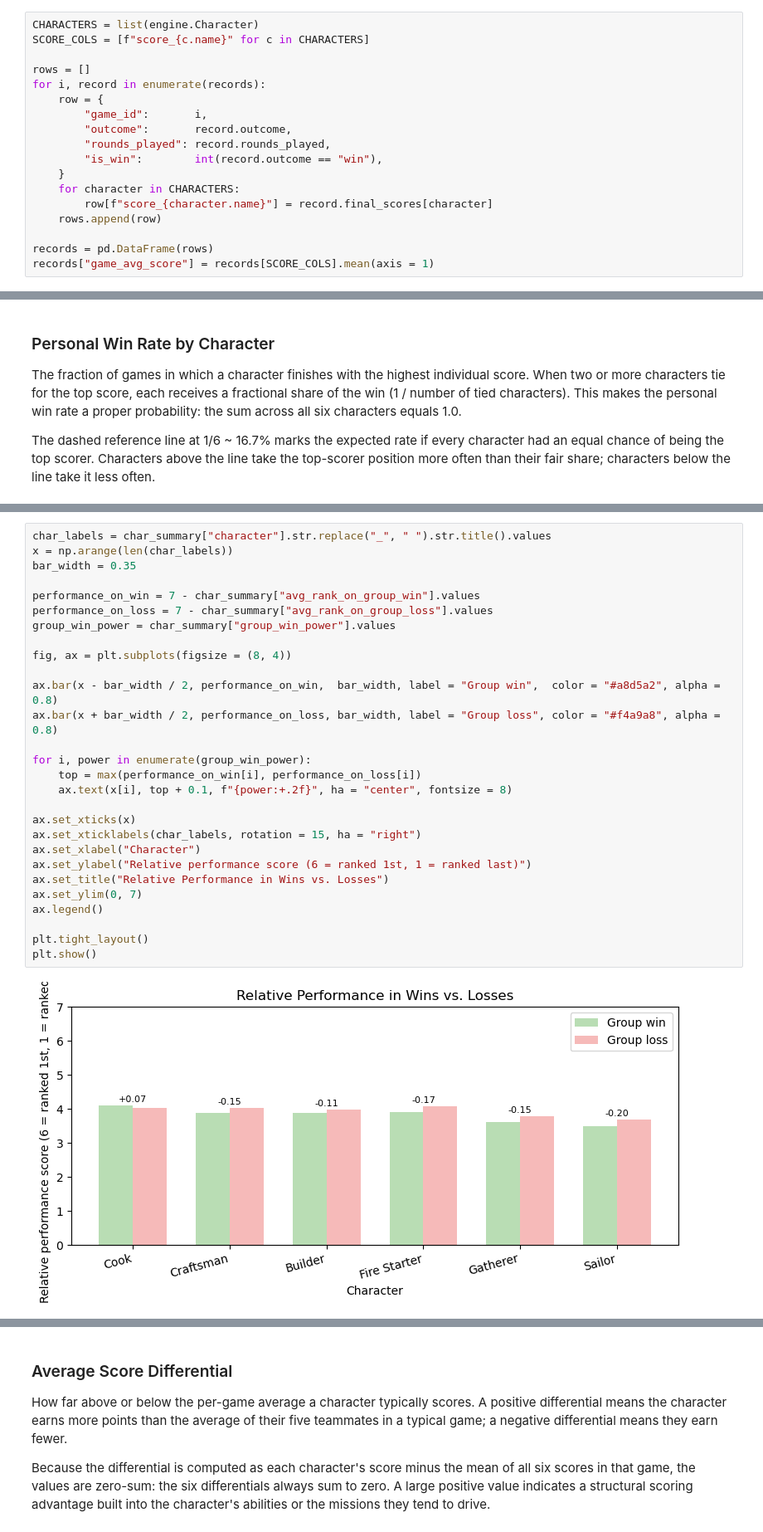
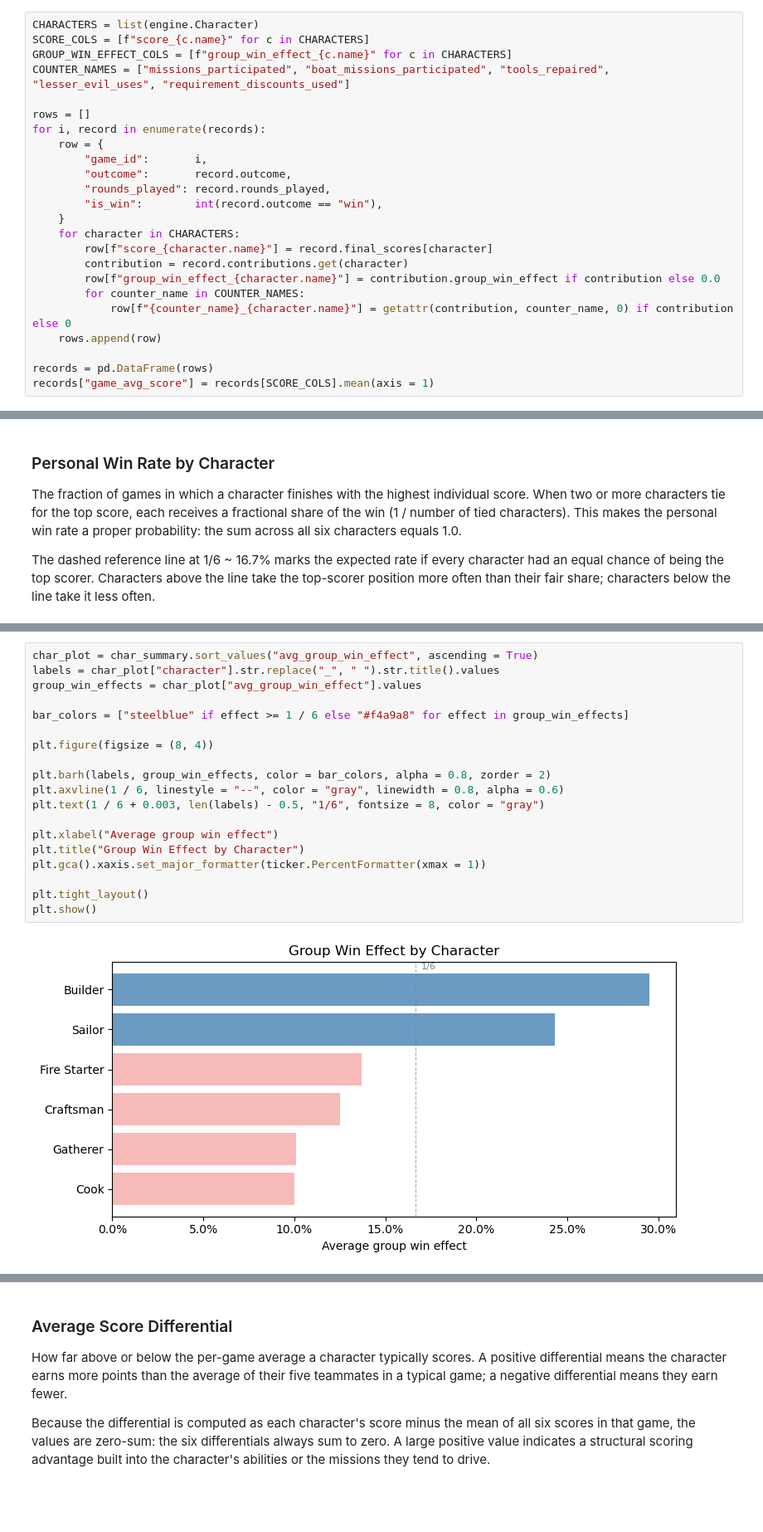
Before and after one commit to simo21-ss/volcano-rush, a Jupyter notebook: notebooks/3_simulation_character_balance.ipynb, the cells around one changed output, grey strips where cells are left out. Shown at 83% size. Saved outputs shown, nothing was run; the diff lists cells and outputs as text; blank space fills up the shorter version.

```diff
--- a/notebooks/3_simulation_character_balance.ipynb
+++ b/notebooks/3_simulation_character_balance.ipynb
@@ -32,6 +32,8 @@ records = engine.run_scenario(
 # %%
 CHARACTERS = list(engine.Character)
 SCORE_COLS = [f"score_{c.name}" for c in CHARACTERS]
+GROUP_WIN_EFFECT_COLS = [f"group_win_effect_{c.name}" for c in CHARACTERS]
+COUNTER_NAMES = ["missions_participated", "boat_missions_participated", "tools_repaired", "lesser_evil_uses", "requirement_discounts_used"]
 
 rows = []
 for i, record in enumerate(records):
@@ -43,6 +45,10 @@ for i, record in enumerate(records):
     }
     for character in CHARACTERS:
         row[f"score_{character.name}"] = record.final_scores[character]
+        contribution = record.contributions.get(character)
+        row[f"group_win_effect_{character.name}"] = contribution.group_win_effect if contribution else 0.0
+        for counter_name in COUNTER_NAMES:
+            row[f"{counter_name}_{character.name}"] = getattr(contribution, counter_name, 0) if contribution else 0
     rows.append(row)
 
 records = pd.DataFrame(rows)
@@ -149,30 +153,21 @@ The label above each group is the `group_win_power` delta: average relative perf
 # %%
-char_labels = char_summary["character"].str.replace("_", " ").str.title().values
-x = np.arange(len(char_labels))
-bar_width = 0.35
+char_plot = char_summary.sort_values("avg_group_win_effect", ascending = True)
+labels = char_plot["character"].str.replace("_", " ").str.title().values
+group_win_effects = char_plot["avg_group_win_effect"].values
 
-performance_on_win = 7 - char_summary["avg_rank_on_group_win"].values
-performance_on_loss = 7 - char_summary["avg_rank_on_group_loss"].values
-group_win_power = char_summary["group_win_power"].values
+bar_colors = ["steelblue" if effect >= 1 / 6 else "#f4a9a8" for effect in group_win_effects]
 
-fig, ax = plt.subplots(figsize = (8, 4))
+plt.figure(figsize = (8, 4))
 
-ax.bar(x - bar_width / 2, performance_on_win,  bar_width, label = "Group win",  color = "#a8d5a2", alpha = 0.8)
-ax.bar(x + bar_width / 2, performance_on_loss, bar_width, label = "Group loss", color = "#f4a9a8", alpha = 0.8)
+plt.barh(labels, group_win_effects, color = bar_colors, alpha = 0.8, zorder = 2)
+plt.axvline(1 / 6, linestyle = "--", color = "gray", linewidth = 0.8, alpha = 0.6)
+plt.text(1 / 6 + 0.003, len(labels) - 0.5, "1/6", fontsize = 8, color = "gray")
 
-for i, power in enumerate(group_win_power):
-    top = max(performance_on_win[i], performance_on_loss[i])
-    ax.text(x[i], top + 0.1, f"{power:+.2f}", ha = "center", fontsize = 8)
-
-ax.set_xticks(x)
-ax.set_xticklabels(char_labels, rotation = 15, ha = "right")
-ax.set_xlabel("Character")
-ax.set_ylabel("Relative performance score (6 = ranked 1st, 1 = ranked last)")
-ax.set_title("Relative Performance in Wins vs. Losses")
-ax.set_ylim(0, 7)
-ax.legend()
+plt.xlabel("Average group win effect")
+plt.title("Group Win Effect by Character")
+plt.gca().xaxis.set_major_formatter(ticker.PercentFormatter(xmax = 1))
 
 plt.tight_layout()
 plt.show()
 # %% [output]
-[figure, old version]
+[figure, new version]
```
Also changed, not shown: parts of 10 cells of this notebook, 9 other files.
